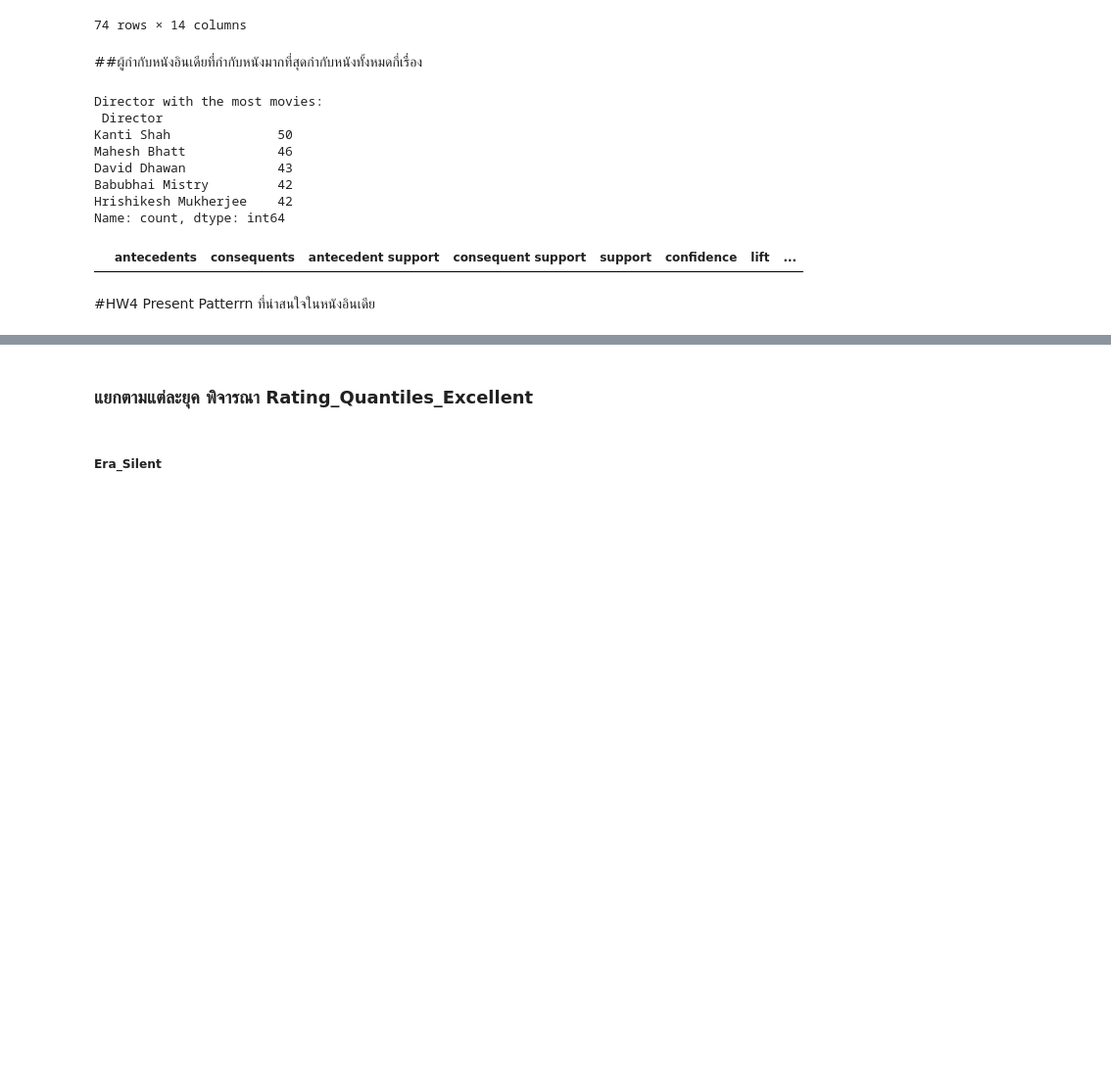
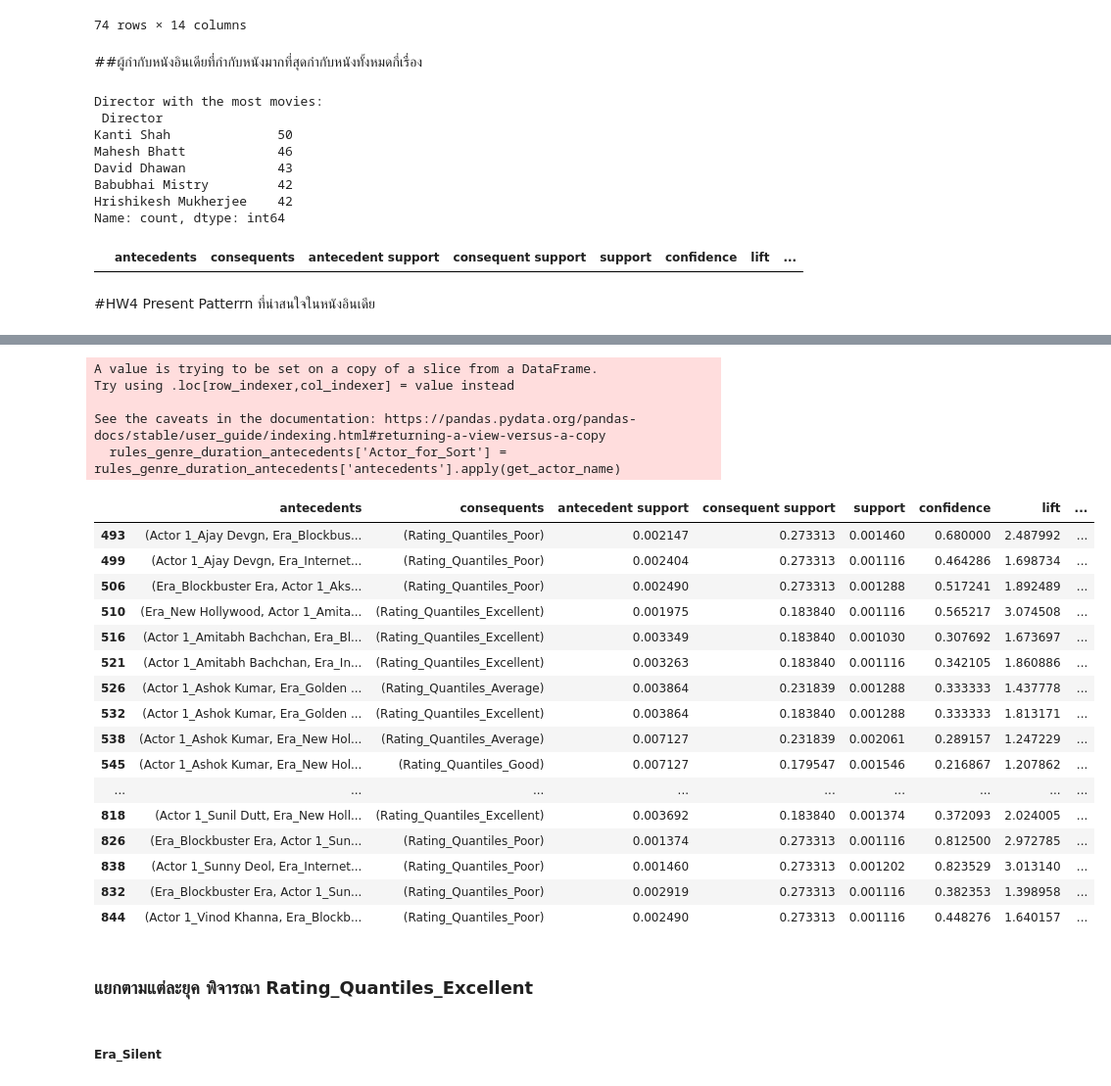
Before and after one commit to AI-Krittaya/BSC_DPDM2025, a Jupyter notebook: Ch4_Frequent_Patterns_(Association_Rules).ipynb, the cells around one changed output, grey strips where cells are left out. Shown at 98% size. Saved outputs shown, nothing was run; the diff lists cells and outputs as text; code cells hidden in the pictures; blank space fills up the shorter version.

```diff
--- a/Ch4_Frequent_Patterns_(Association_Rules).ipynb
+++ b/Ch4_Frequent_Patterns_(Association_Rules).ipynb
@@ -1204,0 +1225,3 @@ rules[rules["antecedents"].astype(str).str.contains("Director")]
+# %%
+data_selected = data_apri[selected_columns]
+data_selected.shape
@@ -1204,0 +1240,20 @@ rules[rules["antecedents"].astype(str).str.contains("Director")]
+# %%
+
+pd.set_option('display.max_rows', None)
+pd.set_option('display.max_columns', None)
+pd.set_option('display.width', 1000)
+pd.reset_option('display.max_columns')
+pd.reset_option('display.width')
+pd.set_option('display.max_colwidth', None)
+# %%
+from mlxtend.frequent_patterns import apriori, association_rules
+
+# ค่าที่ตั้งต้น
+min_sup = 0.001
+
+# คำนวณ frequent itemsets
+frequentItemsets_Streaming = apriori(data_selected, min_support=min_sup, use_colnames=True)
+
+# สร้างกฎเชื่อมโยง (association rules) จาก frequent itemsets
+rules = association_rules(frequentItemsets_Streaming, metric="lift", min_threshold=1)
+rules.head()
@@ -1205,3 +1267,45 @@ rules[rules["antecedents"].astype(str).str.contains("Director")]
+# %%
+rules_genre_duration_antecedents = rules[
+    rules['antecedents'].apply(lambda x: any('Actor' in str(i) for i in x) and any('Era' in str(i) for i in x))
+]
+
+# Function to extract actor name from frozenset
+def get_actor_name(antecedents_set):
+    for item in antecedents_set:
+        if 'Actor' in item:
+            return item
+    return None
+
+# Apply the function to create a new column for sorting
+rules_genre_duration_antecedents['Actor_for_Sort'] = rules_genre_duration_antecedents['antecedents'].apply(get_actor_name)
+
+# Sort the DataFrame by the new actor column
+rules_genre_duration_antecedents_sorted = rules_genre_duration_antecedents.sort_values(by='Actor_for_Sort').drop(columns='Actor_for_Sort')
+
+display(rules_genre_duration_antecedents_sorted)
+# %% [output]
+A value is trying to be set on a copy of a slice from a DataFrame.
+Try using .loc[row_indexer,col_indexer] = value instead
+
+See the caveats in the documentation: https://pandas.pydata.org/pandas-docs/stable/user_guide/indexing.html#returning-a-view-versus-a-copy
+  rules_genre_duration_antecedents['Actor_for_Sort'] = rules_genre_duration_antecedents['antecedents'].apply(get_actor_name)
+|  | antecedents | consequents | antecedent support | consequent support | support | confidence | lift | ... |
+| 493 | (Actor 1_Ajay Devgn, Era_Blockbus... | (Rating_Quantiles_Poor) | 0.002147 | 0.273313 | 0.001460 | 0.680000 | 2.487992 | ... |
+| 499 | (Actor 1_Ajay Devgn, Era_Internet... | (Rating_Quantiles_Poor) | 0.002404 | 0.273313 | 0.001116 | 0.464286 | 1.698734 | ... |
+| 506 | (Era_Blockbuster Era, Actor 1_Aks... | (Rating_Quantiles_Poor) | 0.002490 | 0.273313 | 0.001288 | 0.517241 | 1.892489 | ... |
+| 510 | (Era_New Hollywood, Actor 1_Amita... | (Rating_Quantiles_Excellent) | 0.001975 | 0.183840 | 0.001116 | 0.565217 | 3.074508 | ... |
+| 516 | (Actor 1_Amitabh Bachchan, Era_Bl... | (Rating_Quantiles_Excellent) | 0.003349 | 0.183840 | 0.001030 | 0.307692 | 1.673697 | ... |
+| 521 | (Actor 1_Amitabh Bachchan, Era_In... | (Rating_Quantiles_Excellent) | 0.003263 | 0.183840 | 0.001116 | 0.342105 | 1.860886 | ... |
+| 526 | (Actor 1_Ashok Kumar, Era_Golden ... | (Rating_Quantiles_Average) | 0.003864 | 0.231839 | 0.001288 | 0.333333 | 1.437778 | ... |
+| 532 | (Actor 1_Ashok Kumar, Era_Golden ... | (Rating_Quantiles_Excellent) | 0.003864 | 0.183840 | 0.001288 | 0.333333 | 1.813171 | ... |
+| 538 | (Actor 1_Ashok Kumar, Era_New Hol... | (Rating_Quantiles_Average) | 0.007127 | 0.231839 | 0.002061 | 0.289157 | 1.247229 | ... |
+| 545 | (Actor 1_Ashok Kumar, Era_New Hol... | (Rating_Quantiles_Good) | 0.007127 | 0.179547 | 0.001546 | 0.216867 | 1.207862 | ... |
+| ... | ... | ... | ... | ... | ... | ... | ... | ... |
+| 818 | (Actor 1_Sunil Dutt, Era_New Holl... | (Rating_Quantiles_Excellent) | 0.003692 | 0.183840 | 0.001374 | 0.372093 | 2.024005 | ... |
+| 826 | (Era_Blockbuster Era, Actor 1_Sun... | (Rating_Quantiles_Poor) | 0.001374 | 0.273313 | 0.001116 | 0.812500 | 2.972785 | ... |
+| 838 | (Actor 1_Sunny Deol, Era_Internet... | (Rating_Quantiles_Poor) | 0.001460 | 0.273313 | 0.001202 | 0.823529 | 3.013140 | ... |
+| 832 | (Era_Blockbuster Era, Actor 1_Sun... | (Rating_Quantiles_Poor) | 0.002919 | 0.273313 | 0.001116 | 0.382353 | 1.398958 | ... |
+| 844 | (Actor 1_Vinod Khanna, Era_Blockb... | (Rating_Quantiles_Poor) | 0.002490 | 0.273313 | 0.001116 | 0.448276 | 1.640157 | ... |
 # %% [markdown]
 ### แยกตามแต่ละยุค พิจารณา Rating_Quantiles_Excellent
 # %% [markdown]
```
Also changed, not shown: parts of 7 cells of this notebook.
